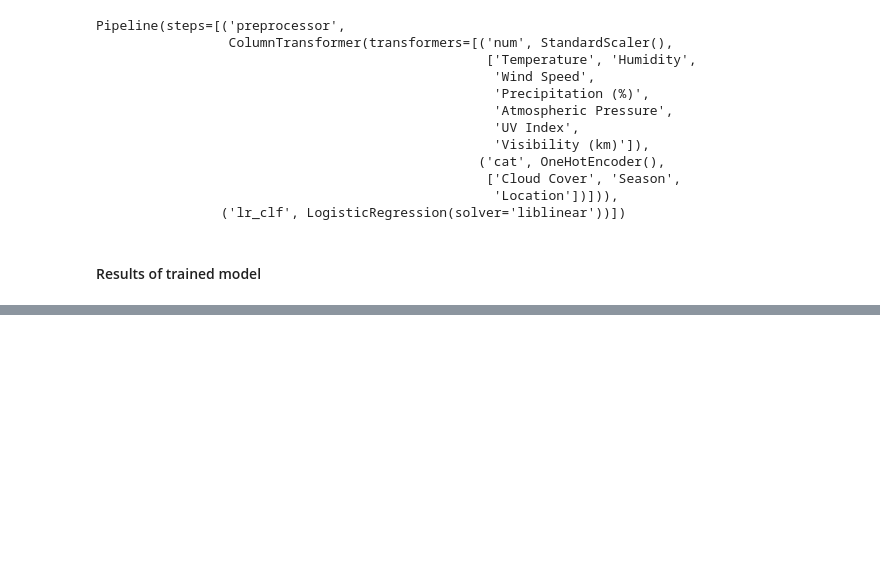
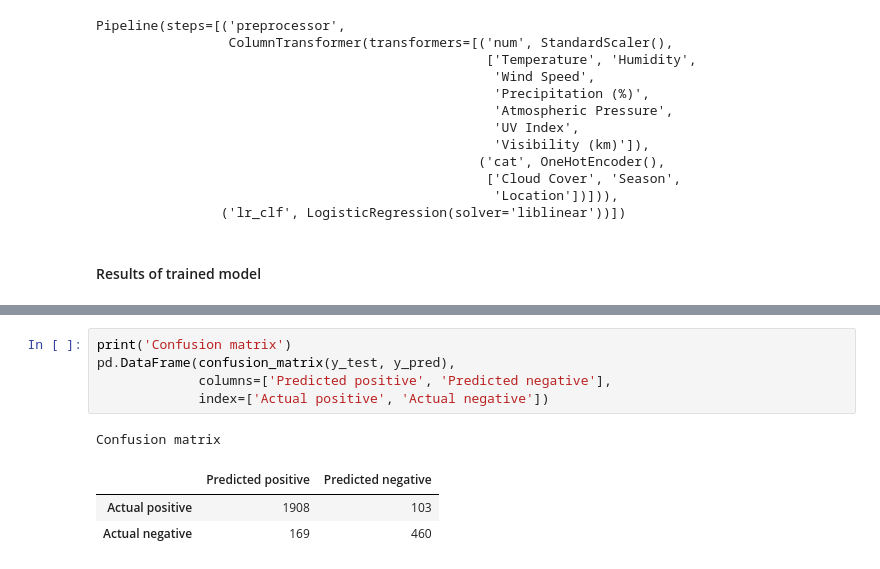
Before and after one commit to matuneville/ml-projects, a Jupyter notebook: projects/weather-classifier/logistic-regression-rainy-classifier.ipynb, the cells around one changed output, grey strips where cells are left out. Saved outputs shown, nothing was run; the diff lists cells and outputs as text; blank space fills up the shorter version.

```diff
--- a/projects/weather-classifier/logistic-regression-rainy-classifier.ipynb
+++ b/projects/weather-classifier/logistic-regression-rainy-classifier.ipynb
@@ -134,2 +135,12 @@ weighted avg       0.88      0.89      0.88      2640
+# %%
+print('Confusion matrix')
+pd.DataFrame(confusion_matrix(y_test, y_pred),
+             columns=['Predicted positive', 'Predicted negative'],
+             index=['Actual positive', 'Actual negative'])
+# %% [output]
+Confusion matrix
+|  | Predicted positive | Predicted negative |
+| Actual positive | 1908 | 103 |
+| Actual negative | 169 | 460 |
 # %%
 pred = pd.DataFrame(pipeline.predict_proba(X_test),
```
Also changed, not shown: parts of 6 cells of this notebook.
